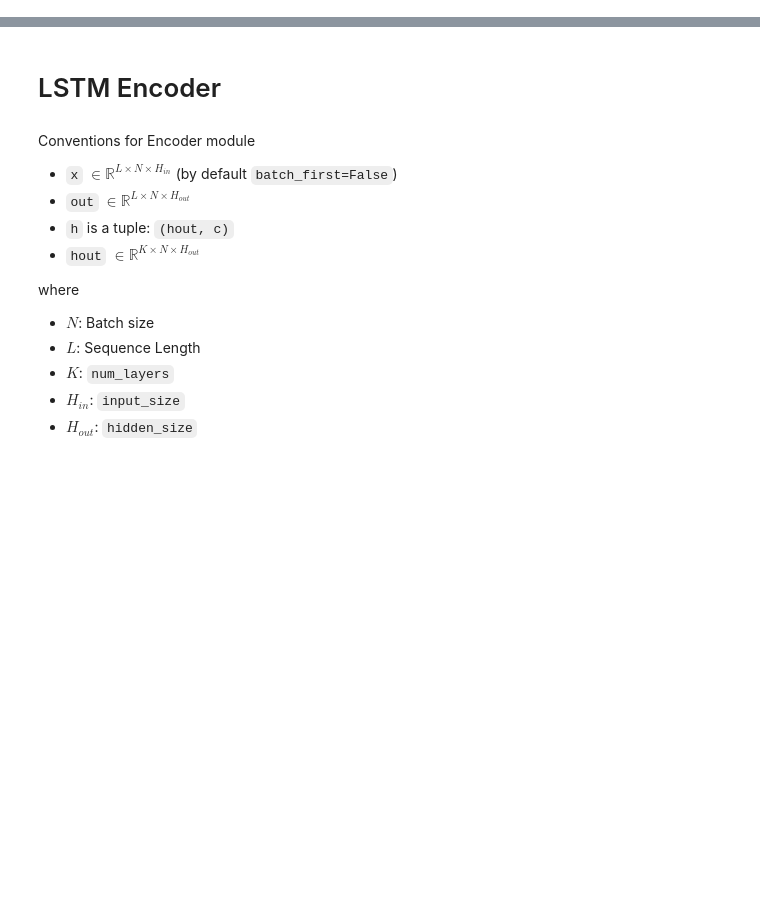
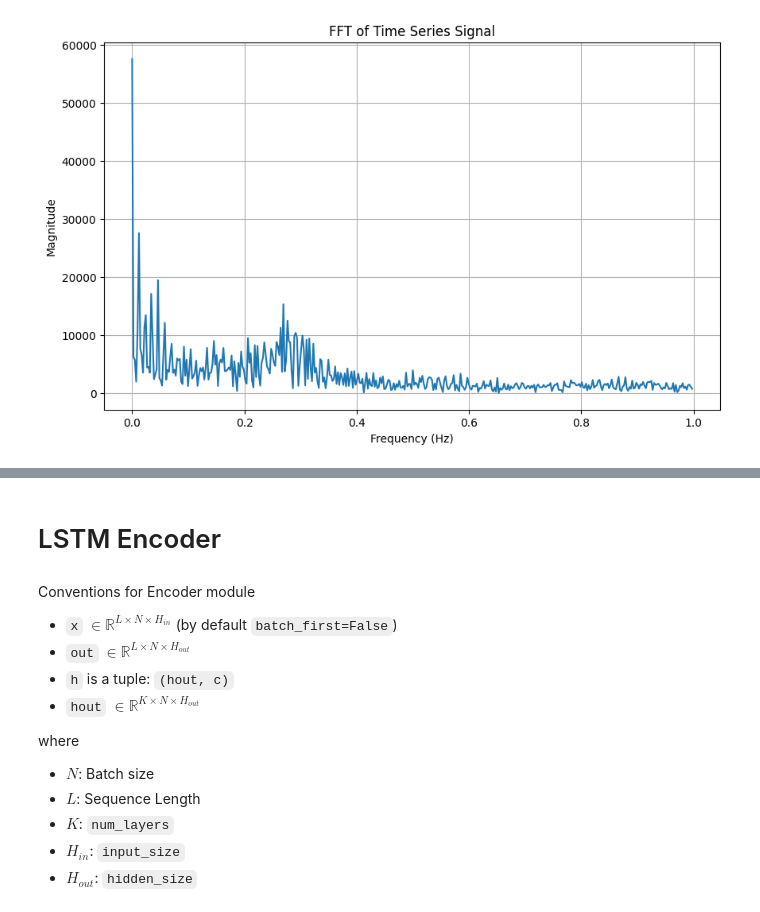
Before and after one commit to jdvillegasg/datascienceblog, a Jupyter notebook: notebooks/encdec.ipynb, the cells around one changed output, grey strips where cells are left out. Saved outputs shown, nothing was run; the diff lists cells and outputs as text; code cells hidden in the pictures; blank space fills up the shorter version.

```diff
--- a/notebooks/encdec.ipynb
+++ b/notebooks/encdec.ipynb
@@ -8,3 +137,34 @@ import matplotlib.pyplot as plt
+# %%
+import numpy as np
+import matplotlib.pyplot as plt
+
+# Example time series data (replace this with your actual data)
+# Assuming signal is sampled at 2 Hz
+signal = np.array(myts)  # Replace with your actual time series data
+sampling_freq = 2  # in Hz
+n = len(signal)
+
+# Perform FFT
+fft_values = np.fft.fft(signal)
+fft_magnitude = np.abs(fft_values)
+
+# Generate frequency axis
+freqs = np.fft.fftfreq(n, d=1/sampling_freq)
+
+# Only keep positive frequencies
+positive_freqs = freqs[:n//2]
+positive_magnitude = fft_magnitude[:n//2]
+
+# Plot FFT
+plt.figure(figsize=(10, 6))
+plt.plot(positive_freqs, positive_magnitude)
+plt.title('FFT of Time Series Signal')
+plt.xlabel('Frequency (Hz)')
+plt.ylabel('Magnitude')
+plt.grid(True)
+plt.show()
+# %% [output]
+[figure, added]
 # %%
 def generate_ts(len):
     tf = 80 * np.pi
```
Also changed, not shown: parts of 23 cells of this notebook, 12 other files.
